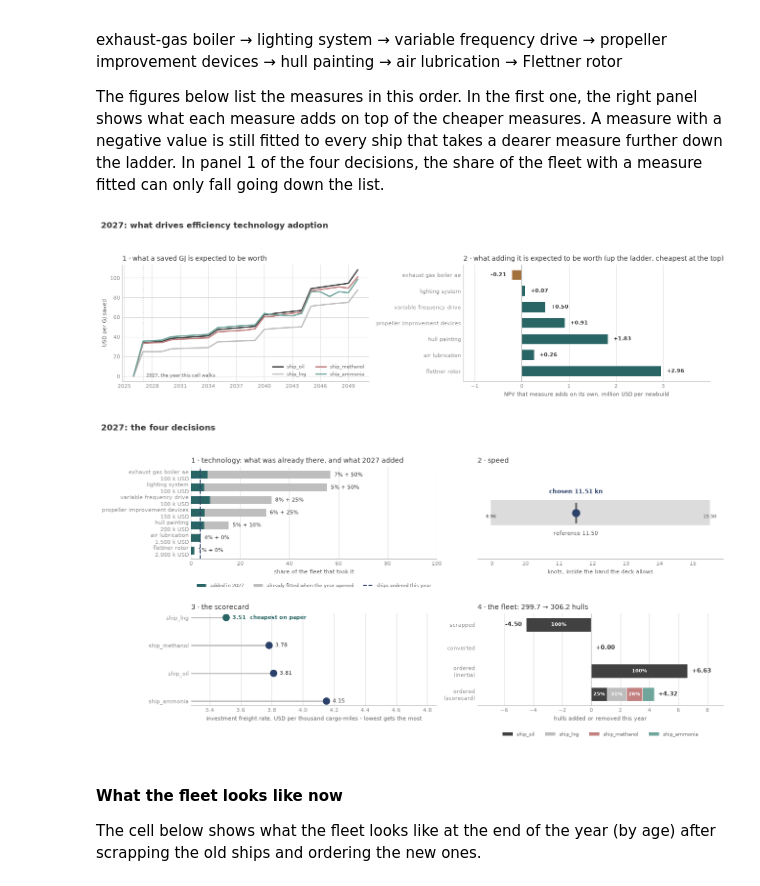
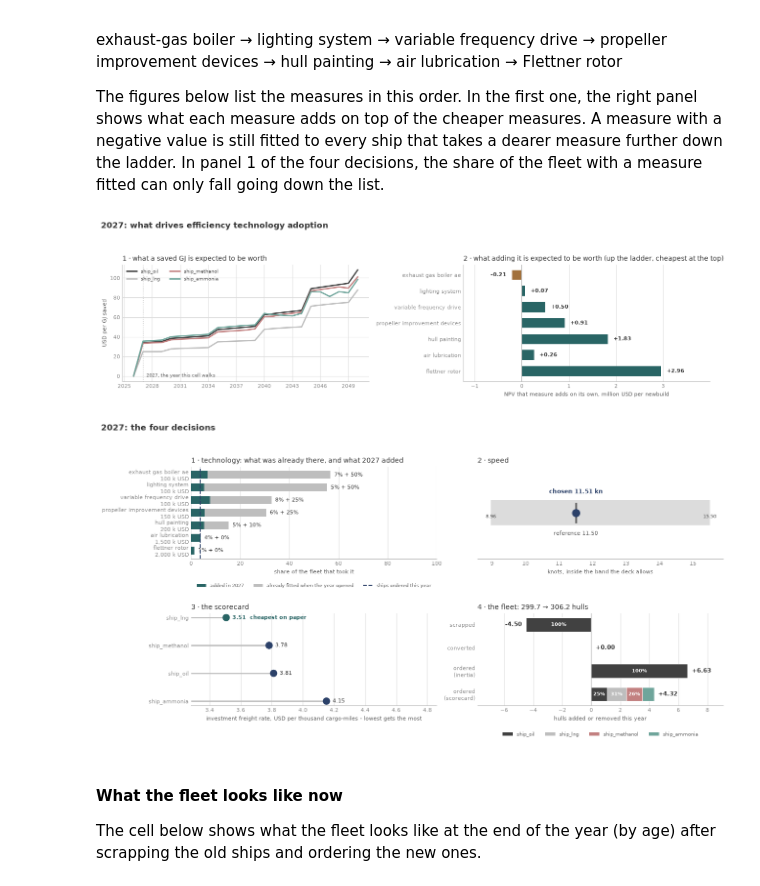
Before and after one commit to zerocarbonshipping/navigate-zcs, a Jupyter notebook: docs/workshop/02-understand-navigate.ipynb, the cells around one changed output. Cells and saved outputs as stored; diff of their text form; code cells hidden in the pictures.

```diff
--- a/docs/workshop/02-understand-navigate.ipynb
+++ b/docs/workshop/02-understand-navigate.ipynb
@@ -1946,0 +1947,16 @@ walking 2027 (step 1) and 2040 (step 14)
+# %%
+# @title Choose the two years to walk through
+# Any year from 2027 to 2049, the first before the later one. Every year was
+# recorded by the run above, so a change needs no new solve: just re-run the
+# cells below.
+FIRST_YEAR = 2027   # @param {type:"slider", min:2027, max:2049, step:1}
+LATER_YEAR = 2040   # @param {type:"slider", min:2028, max:2049, step:1}
+
+# step 0 decides nothing (every decision sits behind `if self._idx > 0`), and the
+# last step has no year after it to look ahead to or to hand its decisions on to
+if not YEARS[1] <= FIRST_YEAR < LATER_YEAR <= YEARS[-2]:
+    raise ValueError(f"Pick {YEARS[1]} <= FIRST_YEAR < LATER_YEAR <= {YEARS[-2]}; "
+                     f"got {FIRST_YEAR} and {LATER_YEAR}.")
+FOCUS_YEARS = (FIRST_YEAR, LATER_YEAR)
+STEP_EARLY, STEP_LATE = (int(np.flatnonzero(YEARS == y)[0]) for y in FOCUS_YEARS)
+print(f"walking {FIRST_YEAR} (step {STEP_EARLY}) and {LATER_YEAR} (step {STEP_LATE})")
@@ -2599,7 +2620,8 @@ axV.set_ylabel("USD per GJ saved", fontsize=8, color=SUBINK)
 axV.xaxis.set_major_locator(MaxNLocator(integer=True))
 axV.set_title("1 · what a saved GJ is expected to be worth", fontsize=10, color=INK, loc="left")
 axV.grid(color=GRID, lw=0.8)
-axV.legend(fontsize=7.5, frameon=False, labelcolor=SUBINK, ncol=2, loc="lower right")
+# top left is empty whatever the year: the signal starts low and rises
+axV.legend(fontsize=7.5, frameon=False, labelcolor=SUBINK, ncol=2, loc="upper left")
 
 # right: what ADDING each measure is worth on its own. The model works in
 # cumulative packages, up the ladder, so the value of one measure is the step
@@ -2755,13 +2777,12 @@ def draw_four_decisions(step, axes, scale_over=None, legend=True):
 
     flows_ = flows_of(state)
     # the value labels sit outside their bars, so the axis needs slack at both ends
-    # or "-4.50" lands on top of the "scrapped" tick label. Worked out before the
-    # bars are drawn, because the share labels are judged against it.
+    # or "-4.50" lands on top of the "scrapped" tick label. Set before the bars are
+    # drawn, because whether a share label fits is judged against it.
     every = [sum(parts.values()) for p in peers for _l, parts in flows_of(p)]
     lo, hi = min(0., min(every)), max(0., max(every))
     span = (hi - lo) or 1.
     axF.set_xlim(lo - span * .30, hi + span * .22)
-    axis_width = span * 1.52
 
     for i, (_label, parts) in enumerate(flows_):
         run_pos = run_neg = 0.
@@ -2776,12 +2797,15 @@ def draw_four_decisions(step, axes, scale_over=None, legend=True):
             # the share of THIS flow, so the reader can see that scrapping is all one
             # configuration while ordering is spread across every one of them
             share = abs(value) / abs(row_total) * 100
-            # a slice worth 29% of its row is still unreadable if the row is 3% of
-            # the axis, which is what happens once both years share one scale
-            if share >= 10 and abs(value) / axis_width >= 0.05:
-                axF.annotate(f"{share:.0f}%", (start + value / 2, i), ha="center",
-                             va="center", fontsize=7.5, color="white",
-                             fontweight="bold", zorder=5)
+            # a slice worth 29% of its row is still unreadable if it is narrower than
+            # its own label, which depends on the year and on the shared scale. The
+            # label remembers its slice, and drop_labels_that_do_not_fit() removes it
+            # once the figure's layout is final.
+            if share >= 10:
+                label = axF.annotate(f"{share:.0f}%", (start + value / 2, i), ha="center",
+                                     va="center", fontsize=7.5, color="white",
+                                     fontweight="bold", zorder=5)
+                label.fits_in = (start, start + value, i)
             if value > 0:
                 run_pos += value
             else:
@@ -2796,34 +2820,49 @@ def draw_four_decisions(step, axes, scale_over=None, legend=True):
     axF.invert_yaxis()
     axF.axvline(0, color=AXIS, lw=1, zorder=4)
     axF.set_xlabel("hulls added or removed this year", fontsize=8, color=SUBINK)
     axF.set_title(f"4 \u00b7 the fleet: {state['opening']:,.1f} \u2192 "
                   f"{state['closing']:,.1f} hulls",
                   fontsize=10, color=INK, loc="left")
     axF.grid(axis="x", color=GRID, lw=0.8)
     moved = [n for n in stack_
              if any(abs(parts.get(n, 0.)) > 1e-9 for _l, parts in flows_)]
     if moved and legend:
         axF.legend(handles=[Patch(facecolor=hue[n], label=n) for n in moved],
                    fontsize=7.5, frameon=False, labelcolor=SUBINK,
                    ncol=min(len(moved), 4),
                    loc="upper center", bbox_to_anchor=(0.5, -0.24))
 
     for ax in (axT, axS, axC, axF):
         ax.set_axisbelow(True)
         ax.tick_params(colors=TICK, labelsize=8, length=0)
         for side in ("top", "right", "left"):
             ax.spines[side].set_visible(False)
         ax.spines["bottom"].set_color(AXIS)
 
 
+def drop_labels_that_do_not_fit(fig):
+    """Remove the share labels wider than their slice, judged on the final layout."""
+    fig.canvas.draw()
+    renderer = fig.canvas.get_renderer()
+    for ax in fig.axes:
+        for text in list(ax.texts):
+            span = getattr(text, "fits_in", None)
+            if span is None:
+                continue
+            x0, x1 = ax.transData.transform([(span[0], span[2]), (span[1], span[2])])[:, 0]
+            if text.get_window_extent(renderer).width > abs(x1 - x0) - 2:
+                text.remove()
+
+
 fig, ((axT, axS), (axC, axF)) = plt.subplots(2, 2, figsize=(13, 7.1))
 fig.suptitle(f"{FOCUS_YEARS[0]}: the four decisions", fontsize=12, color=INK,
              x=0.01, ha="left", fontweight="bold")
 draw_four_decisions(STEP_EARLY, (axT, axS, axC, axF))
 fig.tight_layout(rect=(0, 0.03, 1, 0.95))
+drop_labels_that_do_not_fit(fig)
 plt.show()
 # %% [output]
-[figure, old version]
+[figure, new version]
 [figure]
 # %% [markdown]
 #### What the fleet looks like now
```
Also changed, not shown: parts of 12 cells of this notebook.
